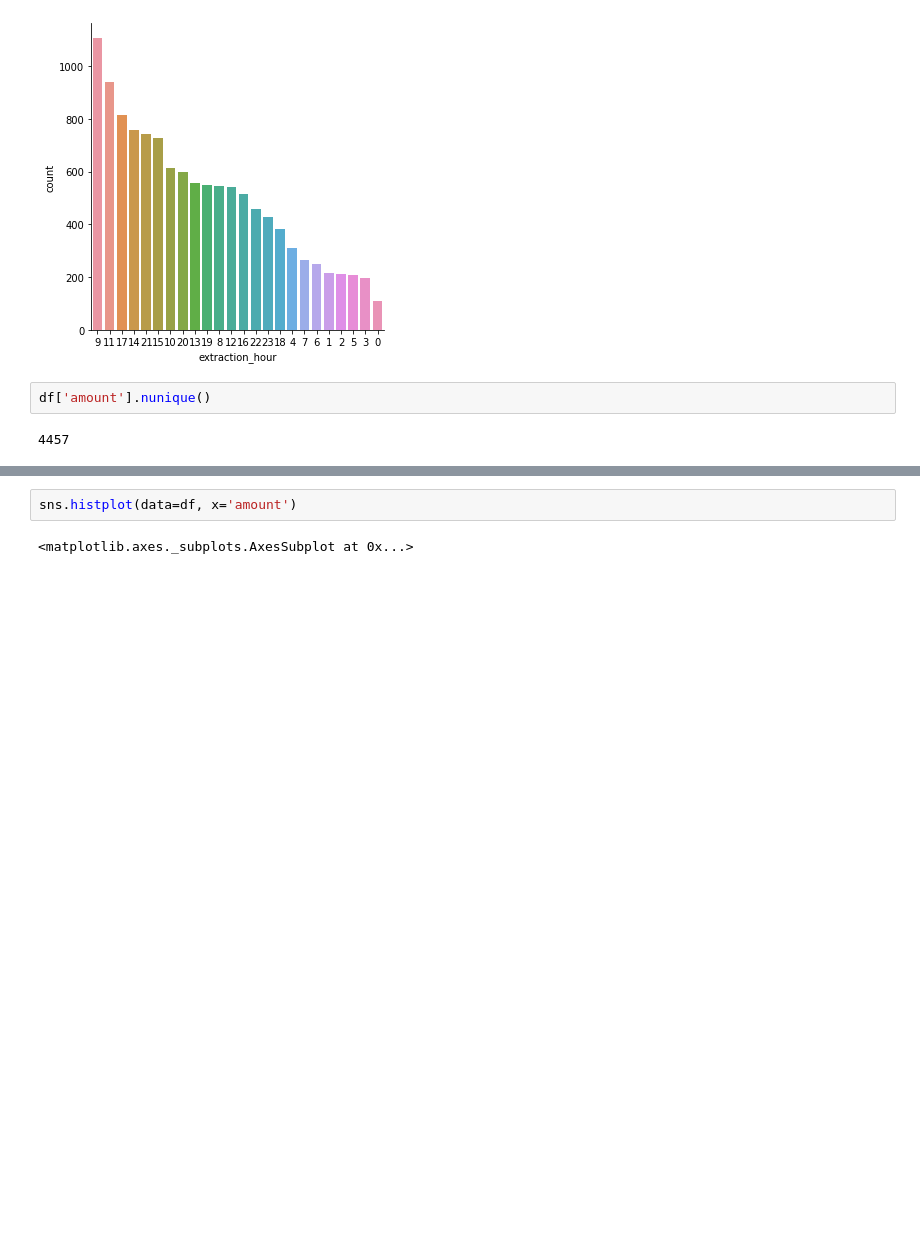
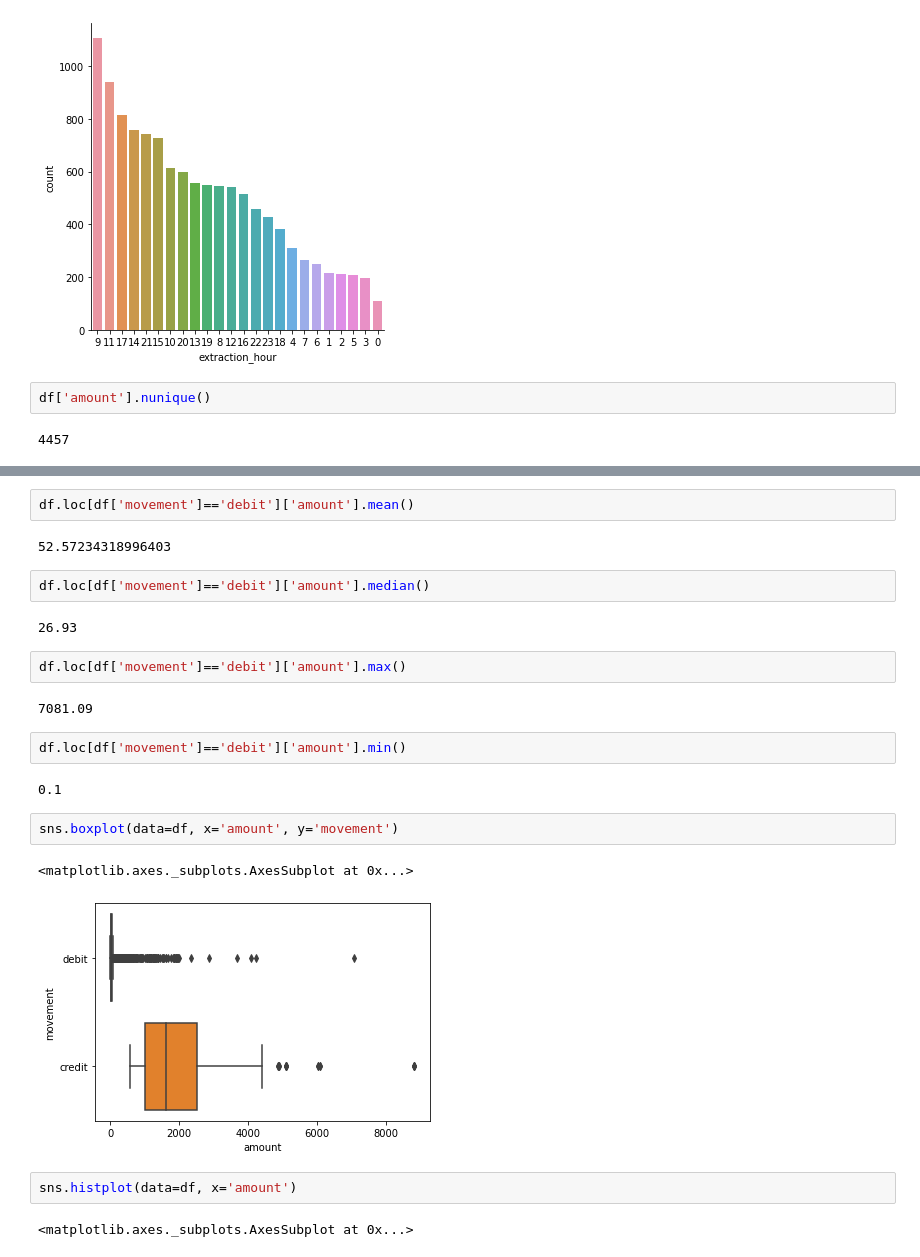
Before and after one commit to nug1209/ANZ_Data_Virtual_Experience, a Jupyter notebook: ANZ_Data_Analytics.ipynb, the cells around one changed output, grey strips where cells are left out. Saved outputs shown, nothing was run; the diff lists cells and outputs as text; blank space fills up the shorter version.

```diff
--- a/ANZ_Data_Analytics.ipynb
+++ b/ANZ_Data_Analytics.ipynb
@@ -360,3 +367,24 @@ df['amount'].nunique()
+# %%
+df.loc[df['movement']=='debit']['amount'].mean()
+# %% [output]
+52.57234318996403
+# %%
+df.loc[df['movement']=='debit']['amount'].median()
+# %% [output]
+26.93
+# %%
+df.loc[df['movement']=='debit']['amount'].max()
+# %% [output]
+7081.09
+# %%
+df.loc[df['movement']=='debit']['amount'].min()
+# %% [output]
+0.1
+# %%
+sns.boxplot(data=df, x='amount', y='movement')
+# %% [output]
+<matplotlib.axes._subplots.AxesSubplot at 0x...>
+[figure, added]
 # %%
 sns.histplot(data=df, x='amount')
 # %% [output]
```
Also changed, not shown: parts of 30 cells of this notebook.
